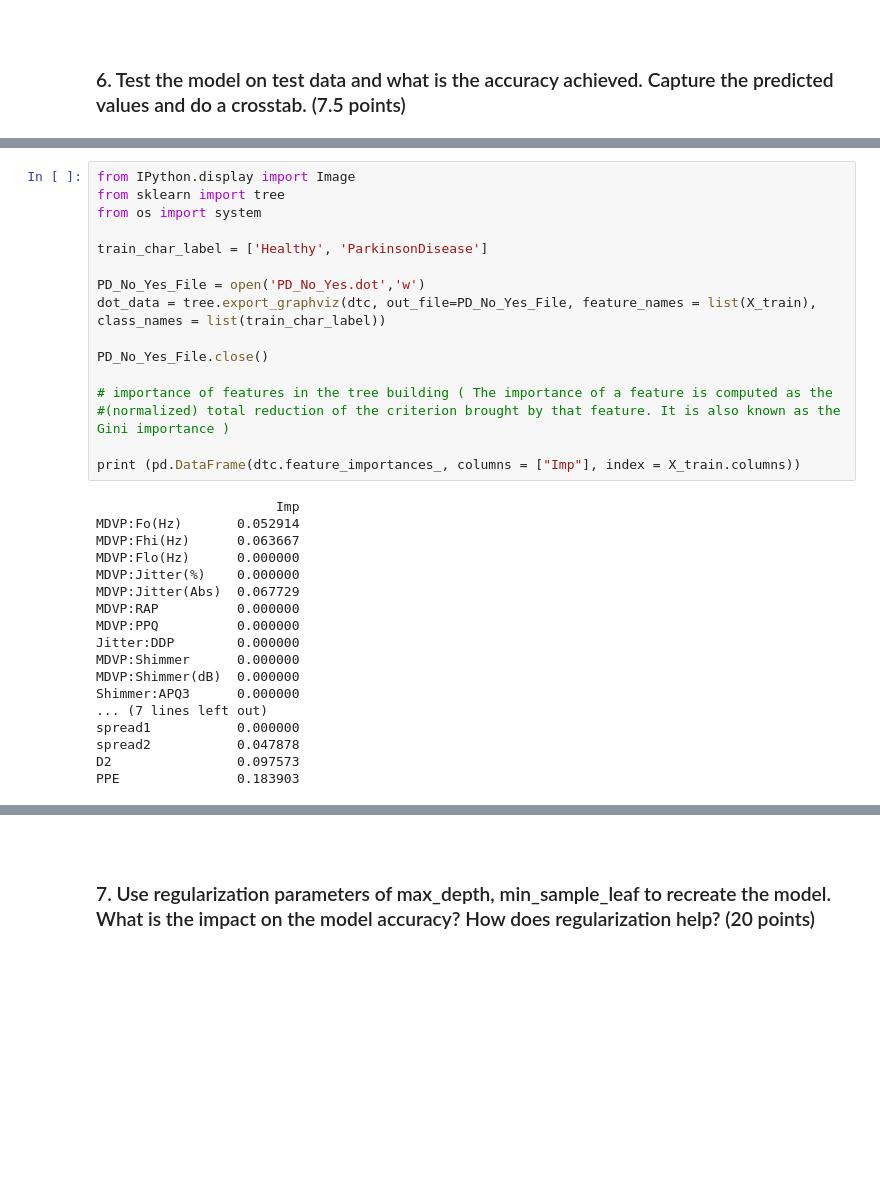
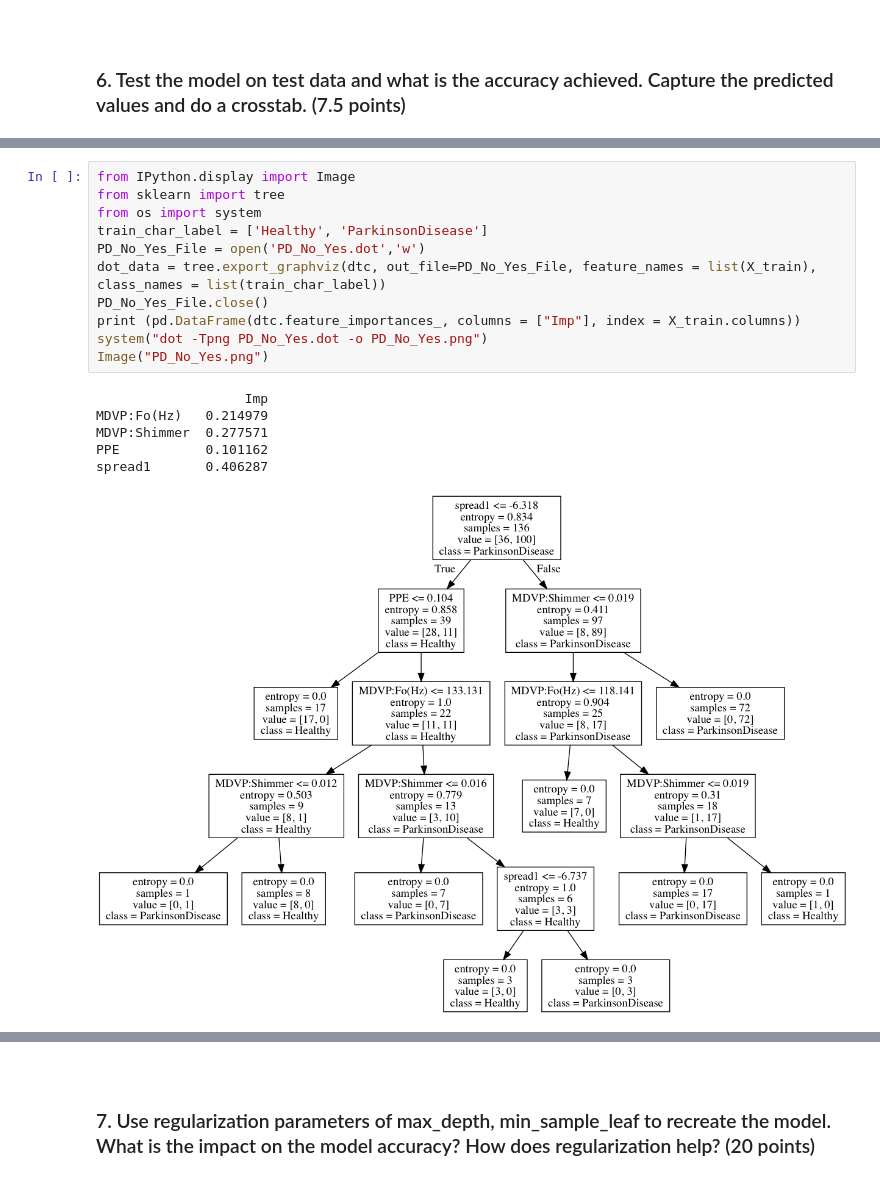
Before and after one commit to GreatLearningAIML1/chennai-aug-batch-senthilvelavan, a Jupyter notebook: EnsembleTechniques-R3-Project1/EnsembleTechniques_R3_Project1_Parkinson’s Disease.ipynb, the cells around one changed output, grey strips where cells are left out. Saved outputs shown, nothing was run; the diff lists cells and outputs as text; blank space fills up the shorter version.

```diff
--- a/EnsembleTechniques-R3-Project1/EnsembleTechniques_R3_Project1_Parkinson’s Disease.ipynb
+++ b/EnsembleTechniques-R3-Project1/EnsembleTechniques_R3_Project1_Parkinson’s Disease.ipynb
@@ -531,37 +473,21 @@ array([[ 8,  4],
 # %%
 from IPython.display import Image
 from sklearn import tree
 from os import system
-
 train_char_label = ['Healthy', 'ParkinsonDisease']
-
 PD_No_Yes_File = open('PD_No_Yes.dot','w')
 dot_data = tree.export_graphviz(dtc, out_file=PD_No_Yes_File, feature_names = list(X_train), class_names = list(train_char_label))
-
 PD_No_Yes_File.close()
-
-# importance of features in the tree building ( The importance of a feature is computed as the
-#(normalized) total reduction of the criterion brought by that feature. It is also known as the Gini importance )
-
 print (pd.DataFrame(dtc.feature_importances_, columns = ["Imp"], index = X_train.columns))
+system("dot -Tpng PD_No_Yes.dot -o PD_No_Yes.png")
+Image("PD_No_Yes.png")
 # %% [output]
-                       Imp
-MDVP:Fo(Hz)       0.052914
-MDVP:Fhi(Hz)      0.063667
-MDVP:Flo(Hz)      0.000000
-MDVP:Jitter(%)    0.000000
-MDVP:Jitter(Abs)  0.067729
-MDVP:RAP          0.000000
-MDVP:PPQ          0.000000
-Jitter:DDP        0.000000
-MDVP:Shimmer      0.000000
-MDVP:Shimmer(dB)  0.000000
-Shimmer:APQ3      0.000000
-... (7 lines left out)
-spread1           0.000000
-spread2           0.047878
-D2                0.097573
-PPE               0.183903
+                   Imp
+MDVP:Fo(Hz)   0.214979
+MDVP:Shimmer  0.277571
+PPE           0.101162
+spread1       0.406287
+[figure, added]
 # %%
 ## From the above, we see that the below variables have feature importance and the other variables have no
 ## feature importance, which was evident from the bivariate analysis that was done using correlation parameters
```
Also changed, not shown: parts of 27 cells of this notebook, 7 other files.
